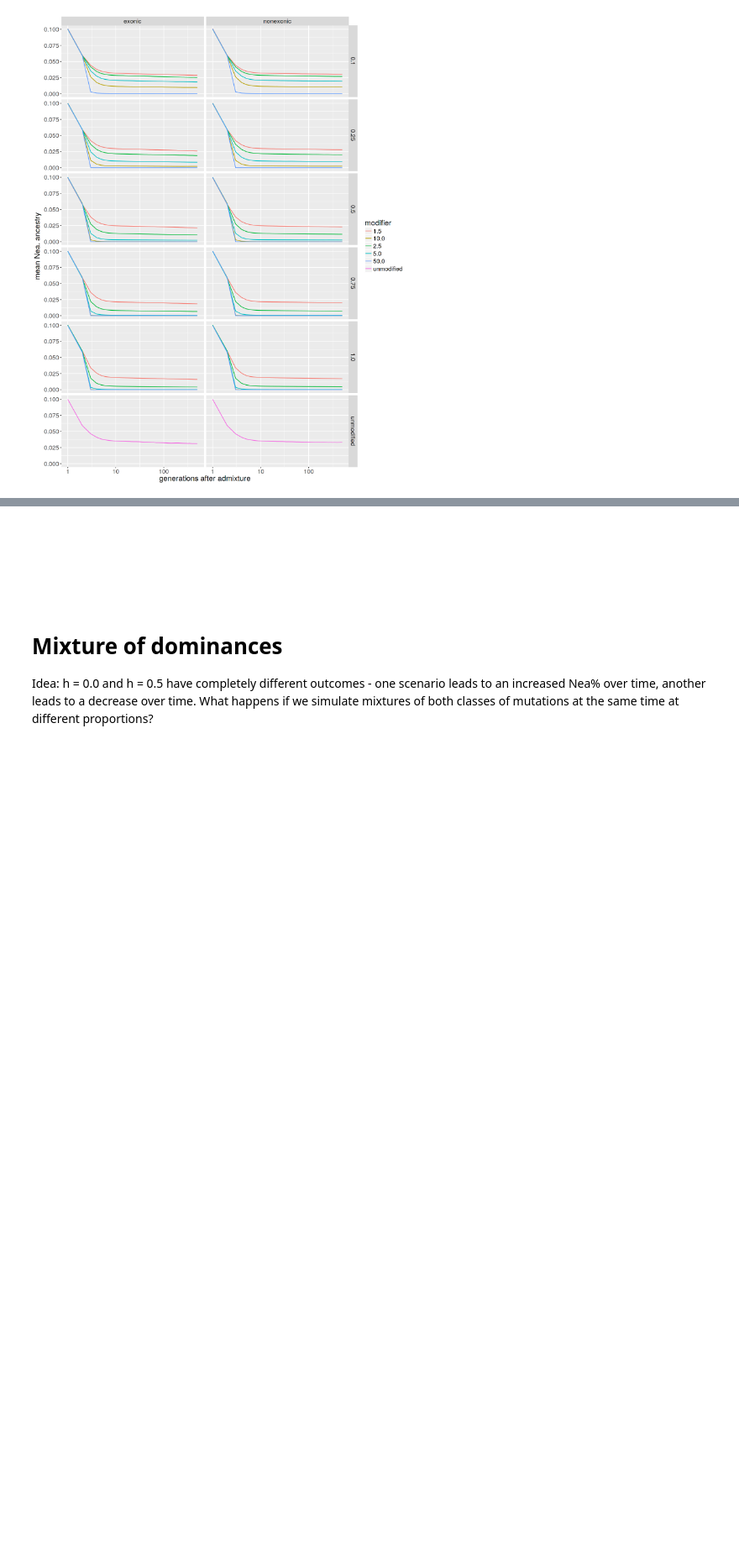
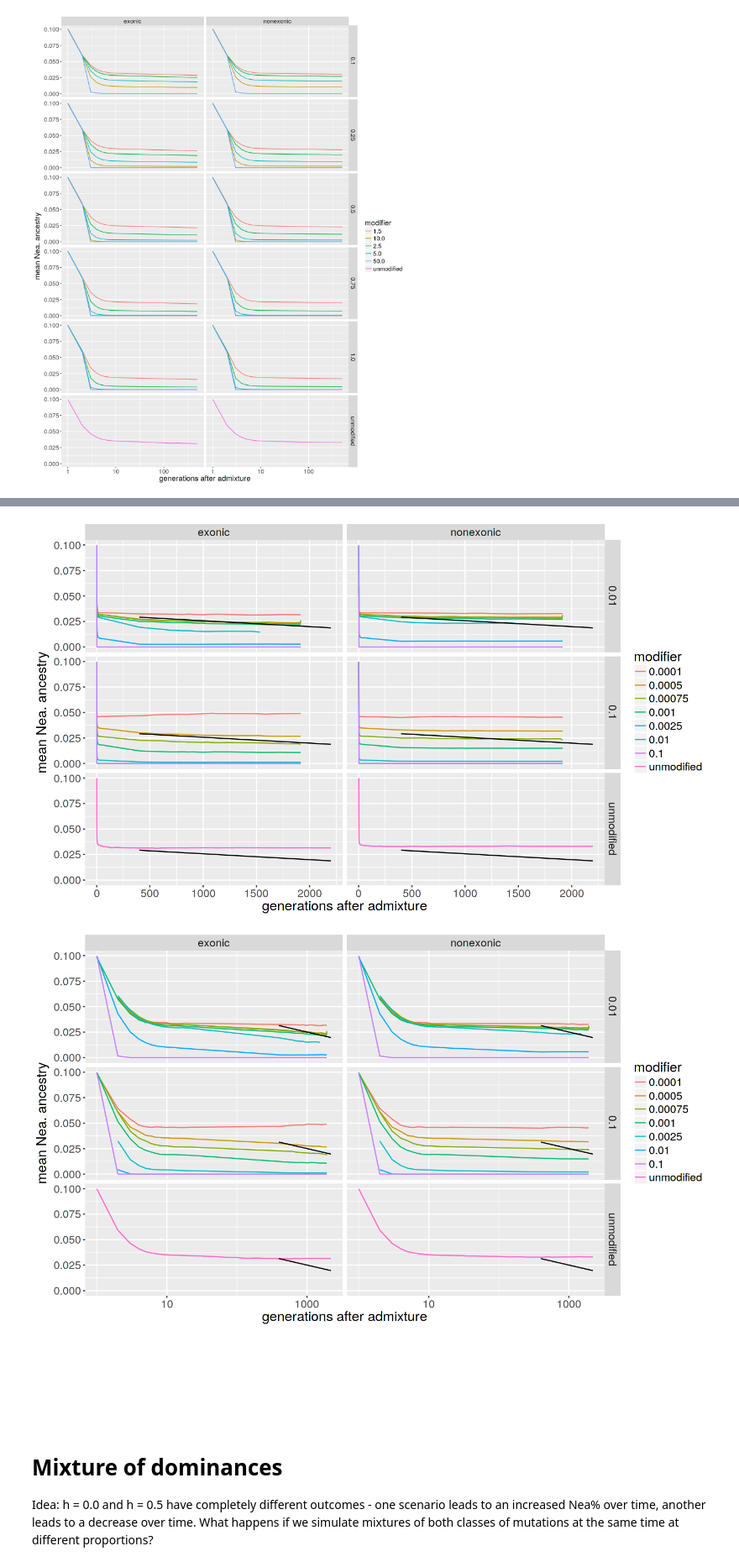
Before and after one commit to bodkan/nea-over-time, a Jupyter notebook: notebooks/Nea_trajectories.ipynb, the cells around one changed output, grey strips where cells are left out. Shown at 84% size. Saved outputs shown, nothing was run; the diff lists cells and outputs as text; code cells hidden in the pictures; blank space fills up the shorter version.

```diff
--- a/notebooks/Nea_trajectories.ipynb
+++ b/notebooks/Nea_trajectories.ipynb
@@ -335,0 +435,6 @@ pl(trajectories, "mean", log_scale=TRUE)
+# %%
+options(repr.plot.width=12, repr.plot.height=7)
+
+pl(trajectories, "mean") + real_lm()
+pl(trajectories, "mean", log_scale=TRUE) + real_lm()
+# %% [output]
@@ -336,3 +444,5 @@ pl(trajectories, "mean", log_scale=TRUE)
+[figure, added]
+[figure, added]
 # %% [markdown]
 <br><br><br><br><br>
 # Mixture of dominances
```
Also changed, not shown: parts of 13 cells of this notebook, 1 other file.
